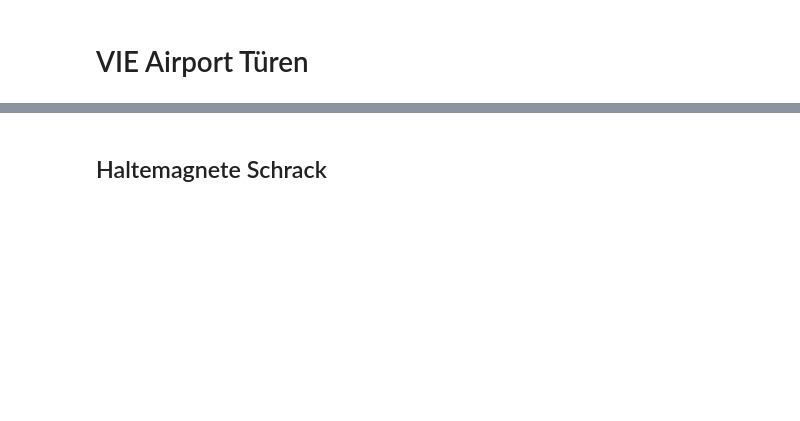
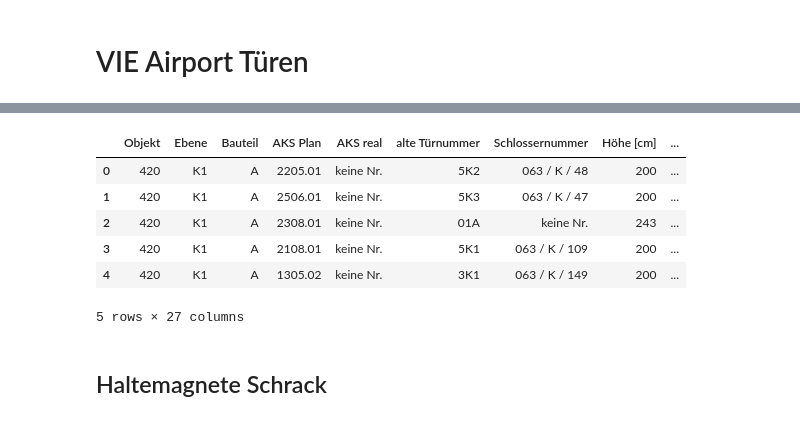
Before and after one commit to mckoh/vie-doors, a Jupyter notebook: sandbox.ipynb, the cells around one changed output, grey strips where cells are left out. Saved outputs shown, nothing was run; the diff lists cells and outputs as text; code cells hidden in the pictures; blank space fills up the shorter version.

```diff
--- a/sandbox.ipynb
+++ b/sandbox.ipynb
@@ -59,3 +47,25 @@ date_mapper = lambda x: dt.strptime(x, "%d.%m.%y")
+# %%
+file_name = "NPA_Tuer Aufnahme Obj420.xlsx"
+
+npa_data = read_excel(
+    io=f"data/{file_name}"
+)
+
+npa_data["Ebene"] = npa_data["Ebene"].map(ebene_mapper)
+
+npa_data["origin"] = file_name
+npa_data["aks_soll"] = npa_data["Objekt"].astype(str) + " " + npa_data["Ebene"].astype(str) + "" + npa_data["Bauteil"].astype(str) + "" + npa_data["AKS Plan"].astype(str)
+npa_data["aks_ist"] = npa_data["Objekt"].astype(str) + " " + npa_data["Ebene"].astype(str) + "" + npa_data["Bauteil"].astype(str) + "" + npa_data["AKS real"].astype(str)
+
+npa_data.head()
+# %% [output]
+|  | Objekt | Ebene | Bauteil | AKS Plan | AKS real | alte Türnummer | Schlossernummer | Höhe [cm] | ... |
+| 0 | 420 | K1 | A | 2205.01 | keine Nr. | 5K2 | 063 / K / 48 | 200 | ... |
+| 1 | 420 | K1 | A | 2506.01 | keine Nr. | 5K3 | 063 / K / 47 | 200 | ... |
+| 2 | 420 | K1 | A | 2308.01 | keine Nr. | 01A | keine Nr. | 243 | ... |
+| 3 | 420 | K1 | A | 2108.01 | keine Nr. | 5K1 | 063 / K / 109 | 200 | ... |
+| 4 | 420 | K1 | A | 1305.02 | keine Nr. | 3K1 | 063 / K / 149 | 200 | ... |
+5 rows × 27 columns
 # %% [markdown]
 ## Haltemagnete Schrack
 # %%
```
Also changed, not shown: parts of 8 cells of this notebook.
